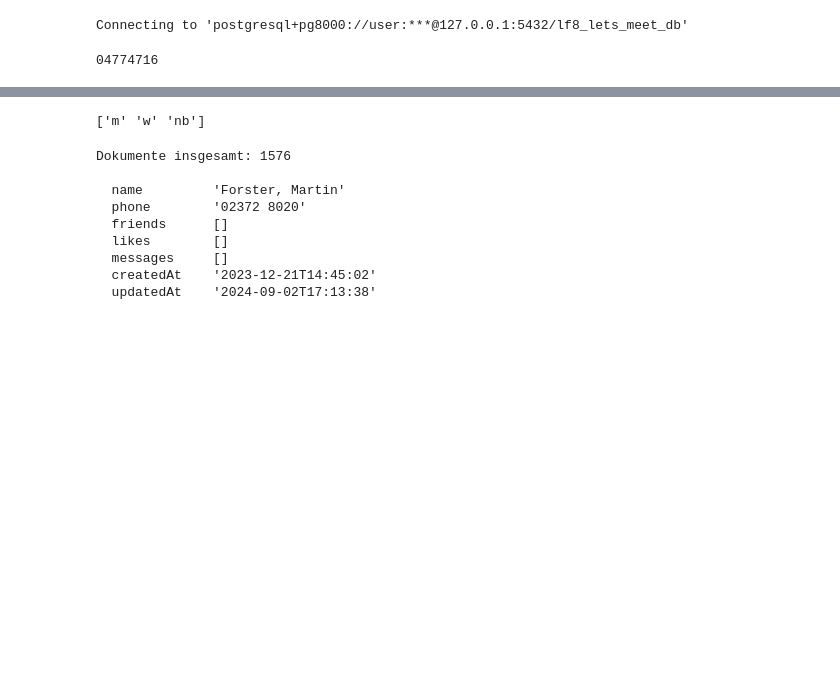
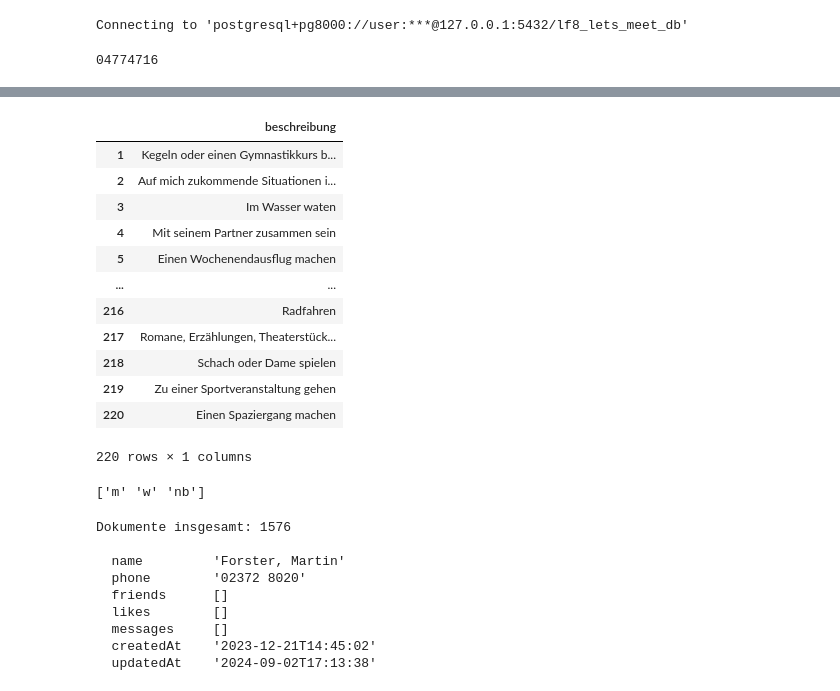
Before and after one commit to Sweet-Lunalotl/LetsMeet_Luna, a Jupyter notebook: notebooks/Akt2.ipynb, the cells around one changed output, grey strips where cells are left out. Saved outputs shown, nothing was run; the diff lists cells and outputs as text; code cells hidden in the pictures; blank space fills up the shorter version.

```diff
--- a/notebooks/Akt2.ipynb
+++ b/notebooks/Akt2.ipynb
@@ -32,5 +32,6 @@ print(df.loc[shortest_phone, "Telefon"])
 04774716
 # %%
 df["Geburtsdatum"] = pd.to_datetime(df["Geburtsdatum"], format="%d.%m.%Y").dt.normalize()
+df["Geburtsdatum"] = df["Geburtsdatum"].dt.date
 df["Geburtsdatum"]
 # %% [output]
@@ -70,9 +71,24 @@ df = df.drop(columns=['Hobby6'])
 # %%
 ls_unique_hobbies = list(unique_hobbies)
 ls_unique_hobbies.remove('')
 df_unique_hobbies = pd.DataFrame(ls_unique_hobbies, columns=['beschreibung'])
 df_unique_hobbies.reset_index(drop=True)
 df_unique_hobbies.index += 1
+df_unique_hobbies
+# %% [output]
+|  | beschreibung |
+| 1 | Kegeln oder einen Gymnastikkurs b... |
+| 2 | Auf mich zukommende Situationen i... |
+| 3 | Im Wasser waten |
+| 4 | Mit seinem Partner zusammen sein |
+| 5 | Einen Wochenendausflug machen |
+| ... | ... |
+| 216 | Radfahren |
+| 217 | Romane, Erzählungen, Theaterstück... |
+| 218 | Schach oder Dame spielen |
+| 219 | Zu einer Sportveranstaltung gehen |
+| 220 | Einen Spaziergang machen |
+220 rows × 1 columns
 # %%
 df["Interessiert an nb"]=True
 df["Interessiert an m"] = df["Interessiert an"].isin(["m", "mw"])
```
Also changed, not shown: parts of 26 cells of this notebook, 2 other files.
